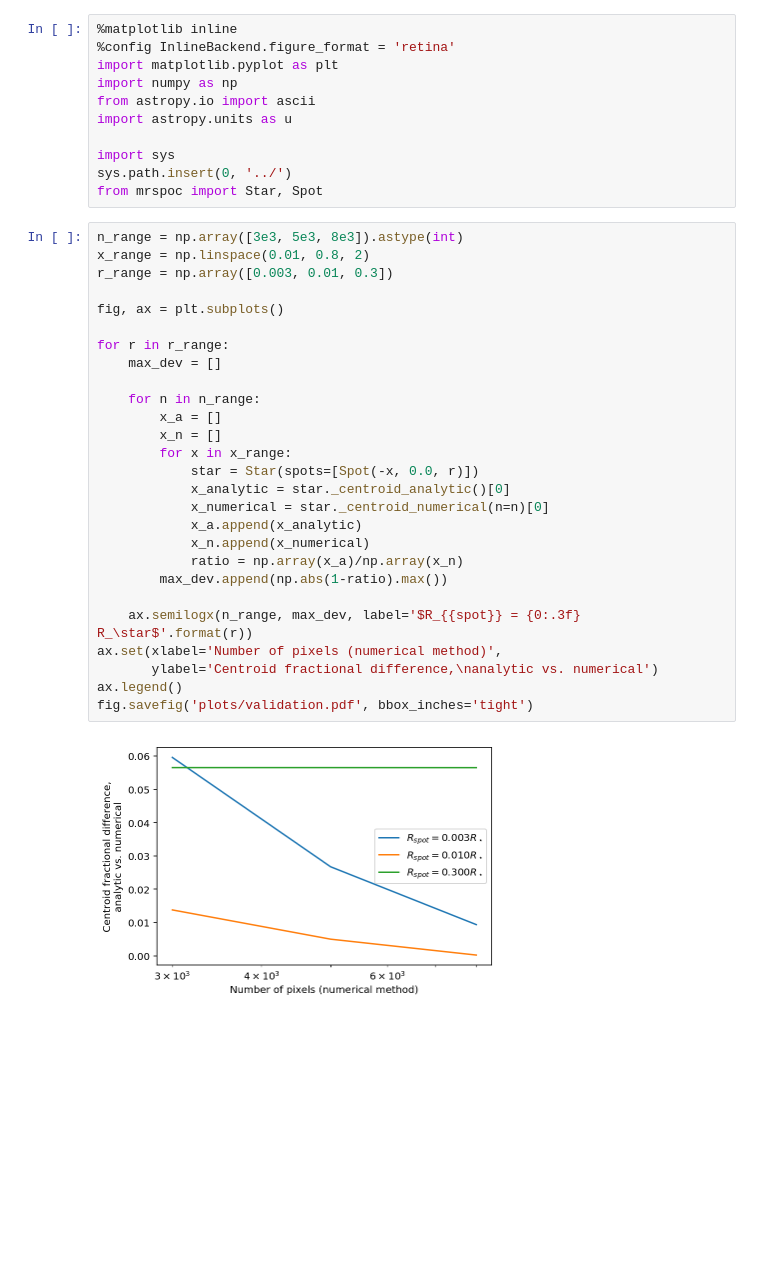
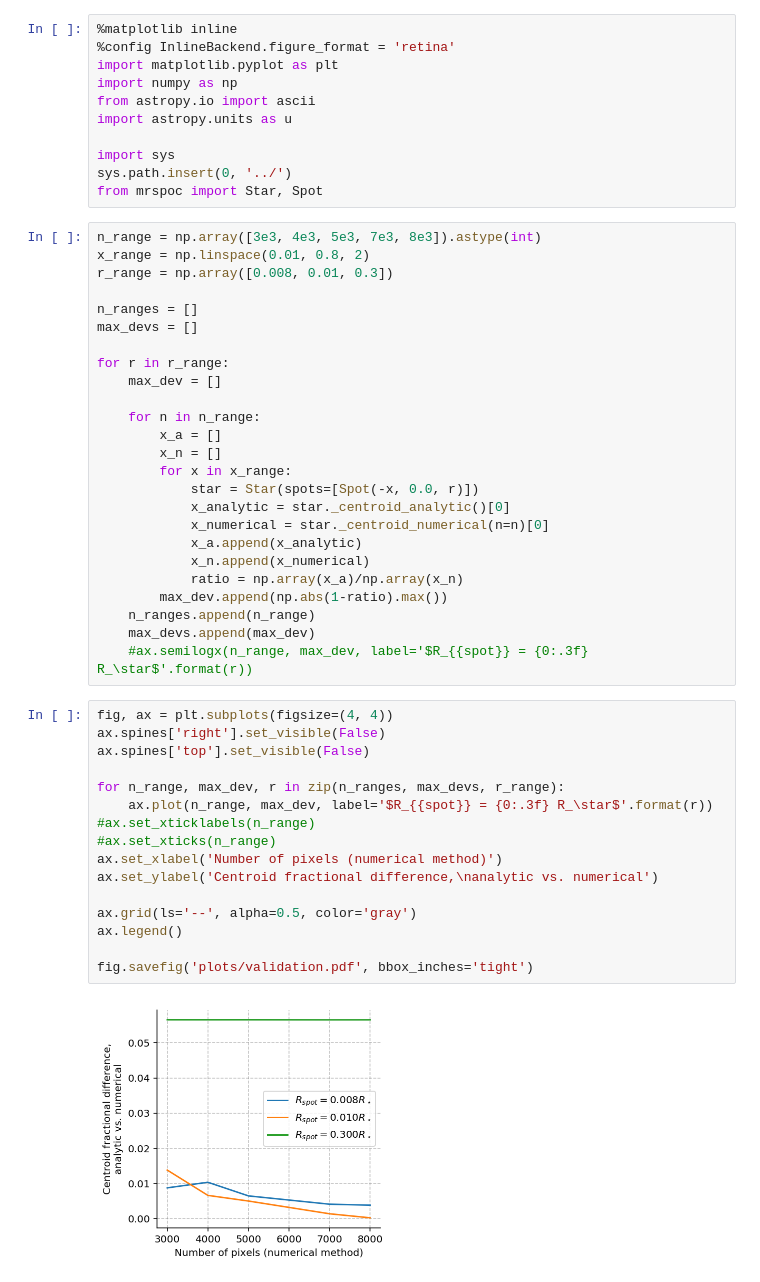
Before and after one commit to bmorris3/mrspoc, a Jupyter notebook: notebooks/validation.ipynb, the cells around one changed output. Drawn from its saved outputs; the diff is of its cells as text; blank space fills up the shorter version.

```diff
--- a/notebooks/validation.ipynb
+++ b/notebooks/validation.ipynb
@@ -12,11 +12,12 @@ import sys
 sys.path.insert(0, '../')
 from mrspoc import Star, Spot
 # %%
-n_range = np.array([3e3, 5e3, 8e3]).astype(int)
+n_range = np.array([3e3, 4e3, 5e3, 7e3, 8e3]).astype(int)
 x_range = np.linspace(0.01, 0.8, 2)
-r_range = np.array([0.003, 0.01, 0.3])
+r_range = np.array([0.008, 0.01, 0.3])
 
-fig, ax = plt.subplots()
+n_ranges = []
+max_devs = []
 
 for r in r_range:
     max_dev = []
@@ -32,11 +33,24 @@ for r in r_range:
             x_n.append(x_numerical)
             ratio = np.array(x_a)/np.array(x_n)
         max_dev.append(np.abs(1-ratio).max())
-
-    ax.semilogx(n_range, max_dev, label='$R_{{spot}} = {0:.3f} R_\star$'.format(r))
-ax.set(xlabel='Number of pixels (numerical method)',
-       ylabel='Centroid fractional difference,\nanalytic vs. numerical')
-ax.legend()
-fig.savefig('plots/validation.pdf', bbox_inches='tight')
+    n_ranges.append(n_range)
+    max_devs.append(max_dev)
+    #ax.semilogx(n_range, max_dev, label='$R_{{spot}} = {0:.3f} R_\star$'.format(r))
-# %% [output]
-[figure, removed]
+# %%
+fig, ax = plt.subplots(figsize=(4, 4))
+ax.spines['right'].set_visible(False)
+ax.spines['top'].set_visible(False)
+
+for n_range, max_dev, r in zip(n_ranges, max_devs, r_range):
+    ax.plot(n_range, max_dev, label='$R_{{spot}} = {0:.3f} R_\star$'.format(r))
+#ax.set_xticklabels(n_range)
+#ax.set_xticks(n_range)
+ax.set_xlabel('Number of pixels (numerical method)')
+ax.set_ylabel('Centroid fractional difference,\nanalytic vs. numerical')
+
+ax.grid(ls='--', alpha=0.5, color='gray')
+ax.legend()
+
+fig.savefig('plots/validation.pdf', bbox_inches='tight')
+# %% [output]
+[figure, added]
```
Also changed, not shown: 9 other files.
